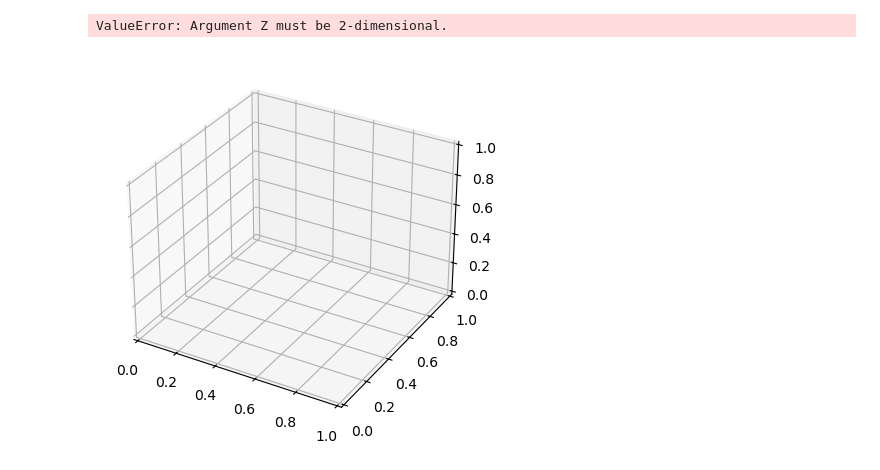
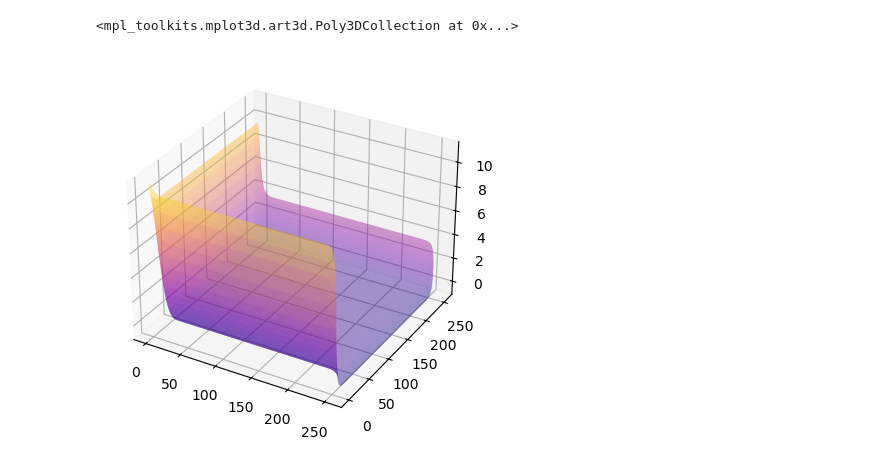
Before and after one commit to SpectralJager/asu_mag, a Jupyter notebook: вычислительные системы/lab2/lab2.ipynb, the cells around one changed output. Cells and saved outputs as stored; diff of their text form; code cells hidden in the pictures.

```diff
--- a/вычислительные системы/lab2/lab2.ipynb
+++ b/вычислительные системы/lab2/lab2.ipynb
@@ -1,37 +1,23 @@
 # %%
 import matplotlib.pyplot as plt
 import numpy as np
 
 from matplotlib import cm
 from matplotlib.ticker import LinearLocator
 
 fig, ax = plt.subplots(subplot_kw={"projection": "3d"})
 
 # Make data.
 f =  open("jacobi.txt")
 data = f.read()
 data = data.split('\n')
 data = data[:-1]
 # [print(row.split(' ')[2]) for row in data[:-1]]
-x = np.asarray([row.split(' ')[0] for row in data])
-y = np.asarray([row.split(' ')[1] for row in data])
-z = np.asarray([row.split(' ')[2] for row in data])
+x = np.asarray([float(row.split(' ')[0]) for row in data])
+y = np.asarray([float(row.split(' ')[1]) for row in data])
+z = np.asarray([float(row.split(' ')[2]) for row in data])
 
-x, y = np.meshgrid(x, y)
-
-# Plot the surface.
-surf = ax.plot_trisurf(X, Y, Z, linewidth=0, antialiased=False)
-
-# Customize the z axis.
-ax.set_zlim(-1.01, 1.01)
-ax.zaxis.set_major_locator(LinearLocator(10))
-# A StrMethodFormatter is used automatically
-ax.zaxis.set_major_formatter('{x:.02f}')
-
-# Add a color bar which maps values to colors.
-fig.colorbar(surf, shrink=0.5, aspect=5)
-
-plt.show()
+ax.plot_trisurf(x,y,z, cmap='plasma', alpha=0.5)
 # %% [output]
-ValueError: Argument Z must be 2-dimensional.
+<mpl_toolkits.mplot3d.art3d.Poly3DCollection at 0x...>
-[figure, old version]
+[figure, new version]
```
Also changed, not shown: 4 other files.
